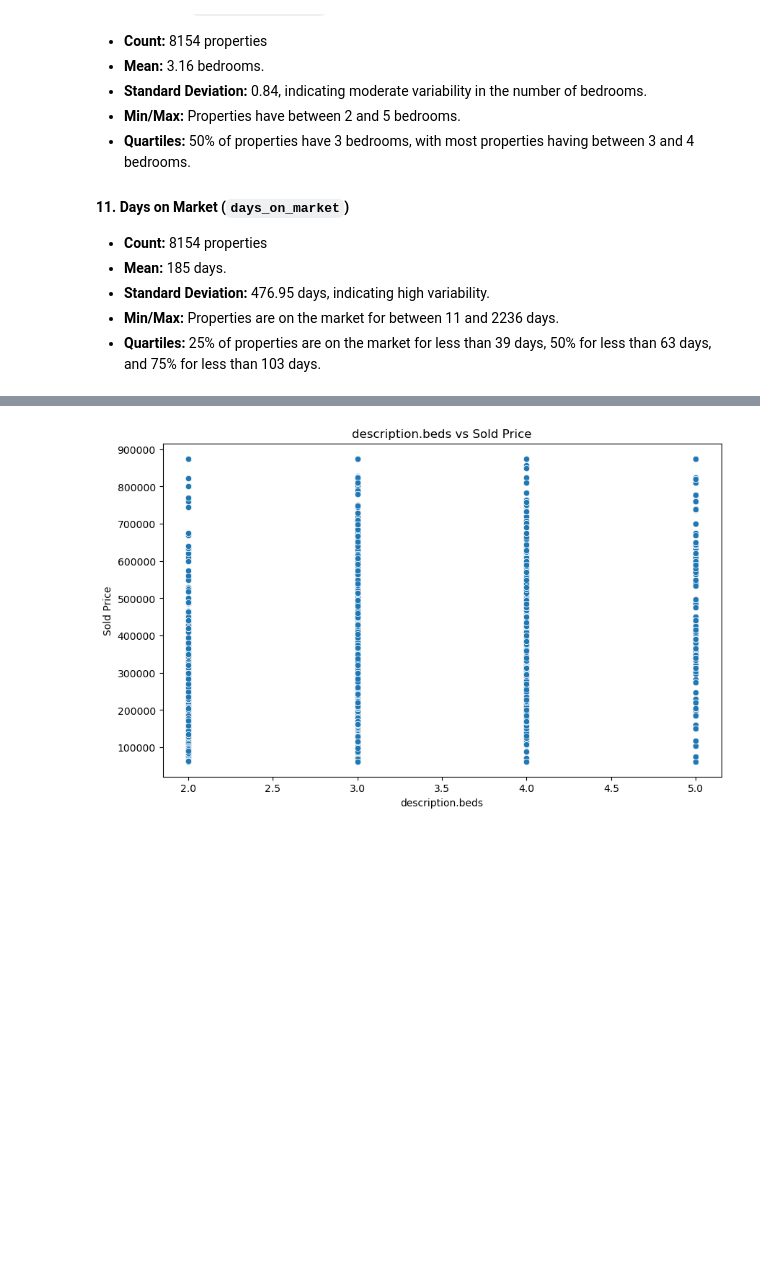
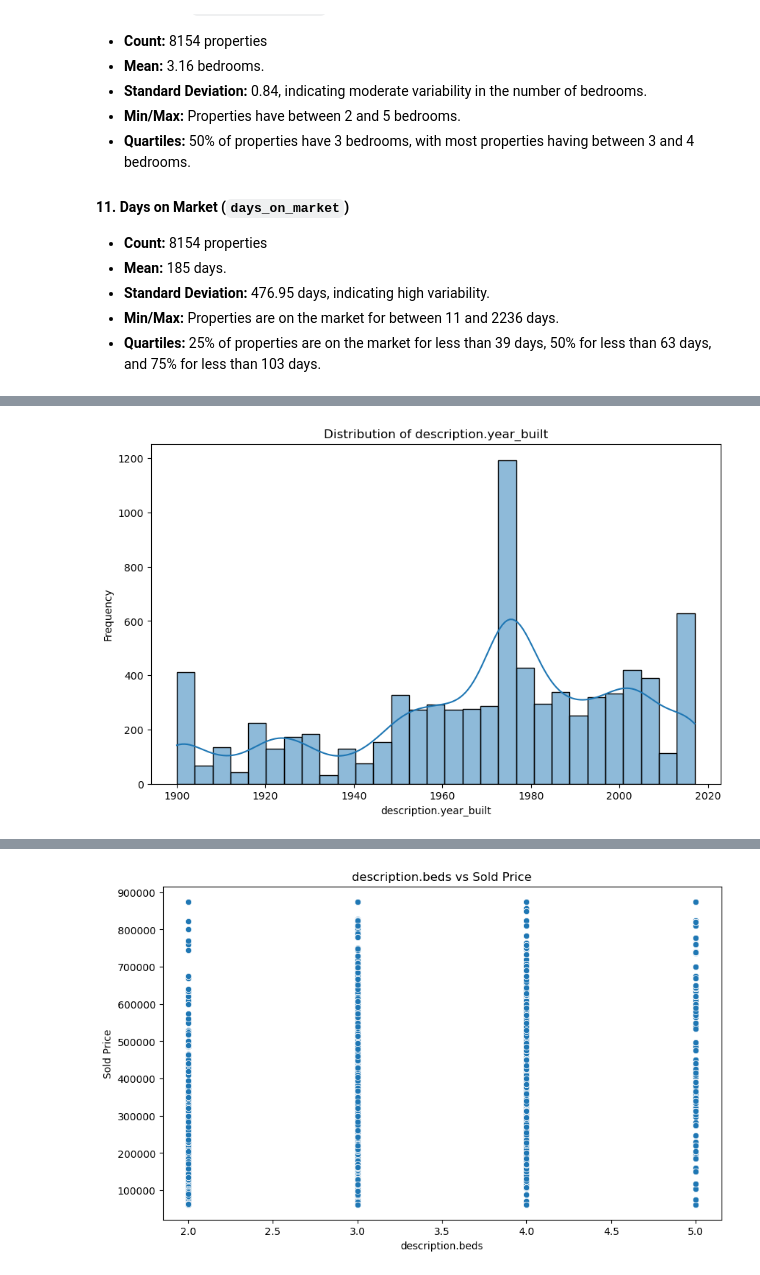
Before and after one commit to rdebullain/ML-supervised_real_estate_data, a Jupyter notebook: notebooks/1 - EDA.ipynb, the cells around one changed output, grey strips where cells are left out. Saved outputs shown, nothing was run; the diff lists cells and outputs as text; code cells hidden in the pictures; blank space fills up the shorter version.

```diff
--- a/notebooks/1 - EDA.ipynb
+++ b/notebooks/1 - EDA.ipynb
@@ -620,16 +634,12 @@ std
 # %%
-# Function to plot distributions of specified columns
-def plot_distributions(df):
-    columns_to_plot = ['description.year_built', 'description.sold_price', 'description.sqft', 'days_on_market']
-    for col in columns_to_plot:
-        if col in df.columns:
-            plt.figure(figsize=(10, 6))
-            sns.histplot(df[col], kde=True)
-            plt.title(f'Distribution of {col}')
-            plt.xlabel(col)
-            plt.ylabel('Frequency')
-            plt.show()
-        else:
-            print(f"Column {col} not found in DataFrame")
-
-plot_distributions(df)
+# Function to plot distribution of a specified column
+def plot_distribution(df, column):
+    if column in df.columns:
+        plt.figure(figsize=(10, 6))
+        sns.histplot(df[column], kde=True)
+        plt.title(f'Distribution of {column}')
+        plt.xlabel(column)
+        plt.ylabel('Frequency')
+        plt.show()
+    else:
+        print(f"Column {column} not found in DataFrame")
@@ -640,0 +646,4 @@ plot_distributions(df)
+# %%
+plot_distribution(df, 'description.year_built')
+# %% [output]
+[figure, added]
```
Also changed, not shown: parts of 12 cells of this notebook.
